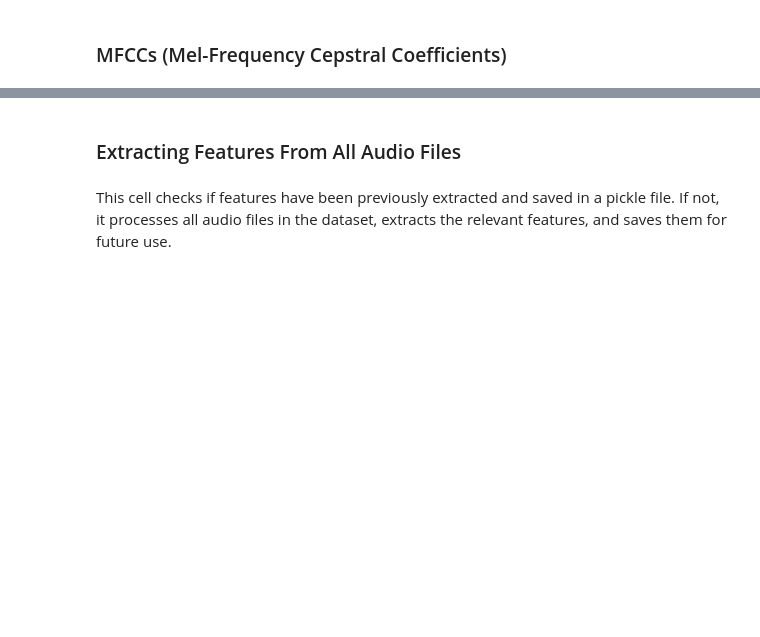
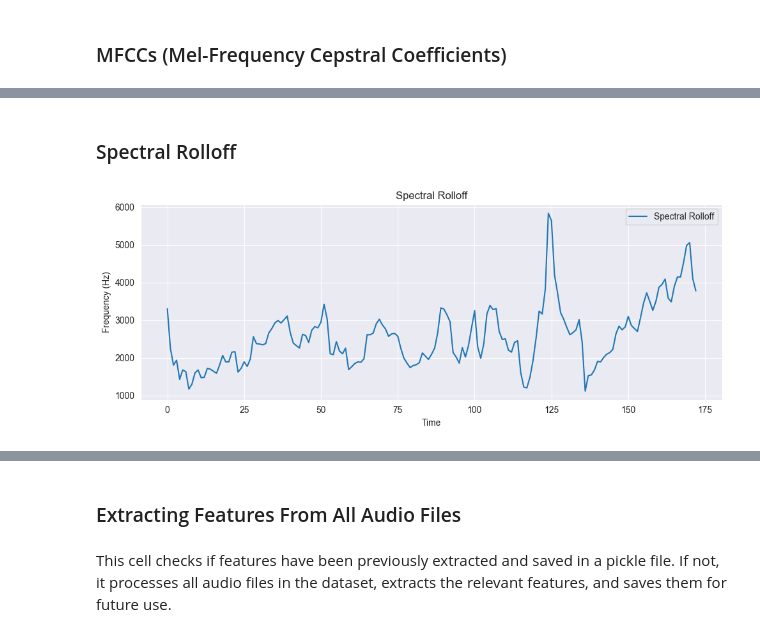
Before and after one commit to pmgfernandes04/Urban-Sounds-Classification, a Jupyter notebook: CNN.ipynb, the cells around one changed output, grey strips where cells are left out. Drawn from its saved outputs; the diff is of its cells as text; code cells hidden in the pictures; blank space fills up the shorter version.

```diff
--- a/CNN.ipynb
+++ b/CNN.ipynb
@@ -173,0 +200,13 @@ plt.show()
+# %% [markdown]
+### Spectral Rolloff
+# %%
+plt.figure(figsize=(10, 4))
+plt.plot(features['spectral_rolloff'].T, label="Spectral Rolloff")
+plt.xlabel('Time')
+plt.ylabel('Frequency (Hz)')
+plt.title('Spectral Rolloff')
+plt.legend()
+plt.tight_layout()
+plt.show()
+# %% [output]
+[figure, added]
```
Also changed, not shown: parts of 38 cells of this notebook.
